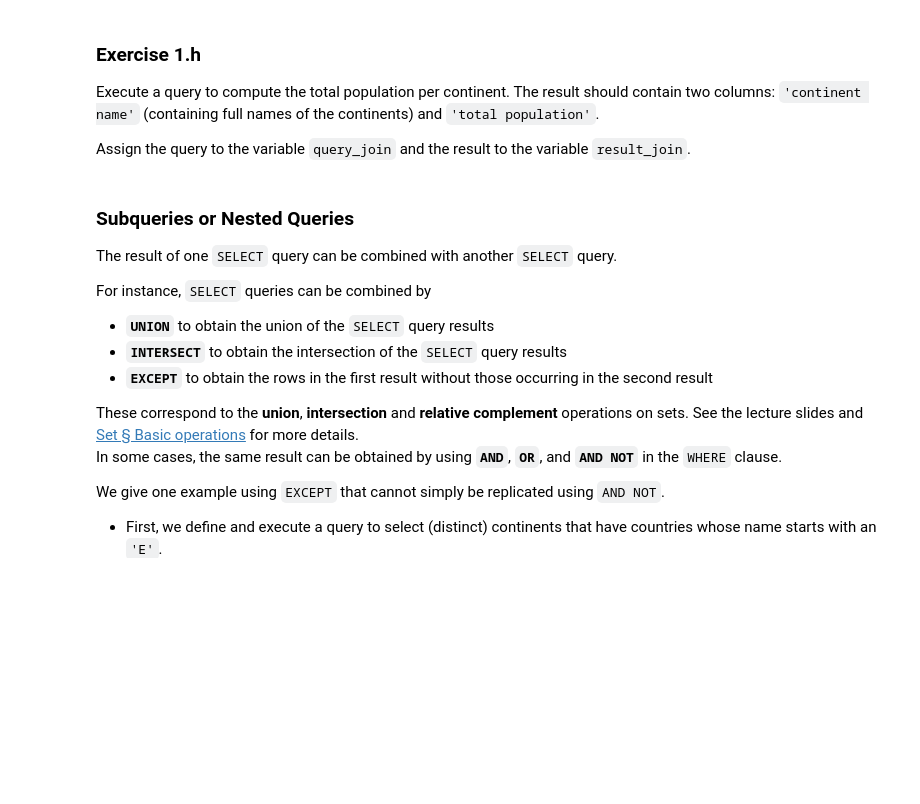
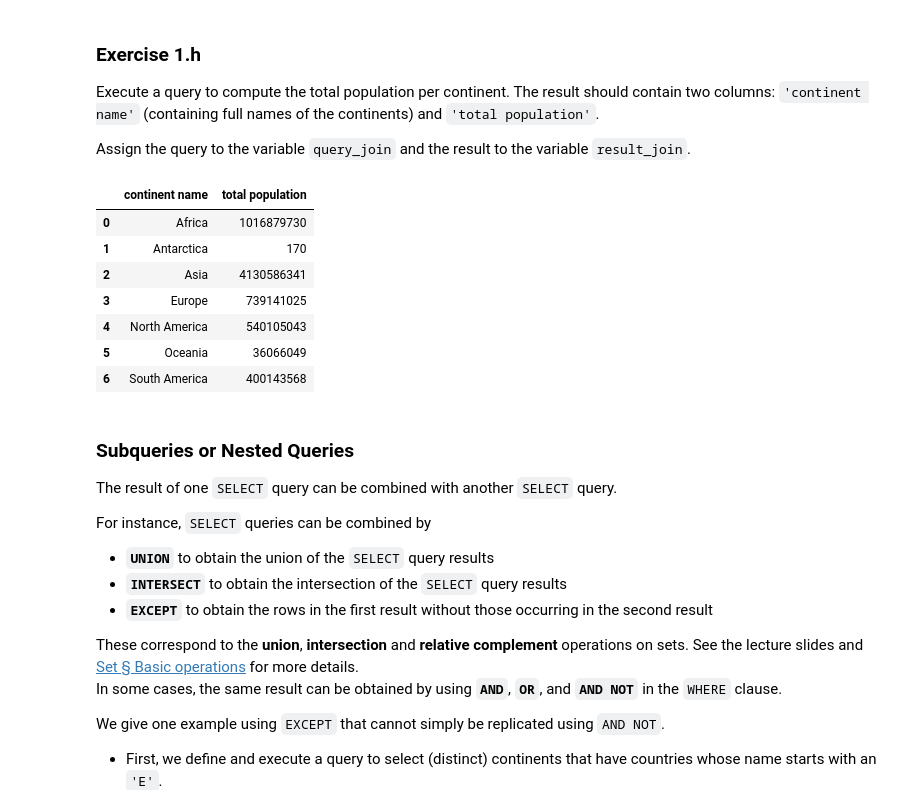
Before and after one commit to Modgen1/2IAB1, a Jupyter notebook: 4_ORG/Exercises-ORG-2076209.ipynb, the cells around one changed output. Cells and saved outputs as stored; diff of their text form; code cells hidden in the pictures; blank space fills up the shorter version.

```diff
--- a/4_ORG/Exercises-ORG-2076209.ipynb
+++ b/4_ORG/Exercises-ORG-2076209.ipynb
@@ -541,3 +710,27 @@ result_join
+# %%
+#// BEGIN_TODO [ORG_1h] Population per continent (1 point)
+
+query_join = '''
+    SELECT continents.name AS 'continent name', SUM(population) AS 'total population'
+    FROM countries, continents
+    WHERE countries.continent = continents.code
+    GROUP BY countries.continent;
+'''
+
+result_join = pd.read_sql_query(query_join, conn_countries)
+
+#// END_TODO [ORG_1h]
+
+result_join
+# %% [output]
+|  | continent name | total population |
+| 0 | Africa | 1016879730 |
+| 1 | Antarctica | 170 |
+| 2 | Asia | 4130586341 |
+| 3 | Europe | 739141025 |
+| 4 | North America | 540105043 |
+| 5 | Oceania | 36066049 |
+| 6 | South America | 400143568 |
 # %% [markdown]
 ### Subqueries or Nested Queries
 
```
Also changed, not shown: parts of 23 cells of this notebook.
